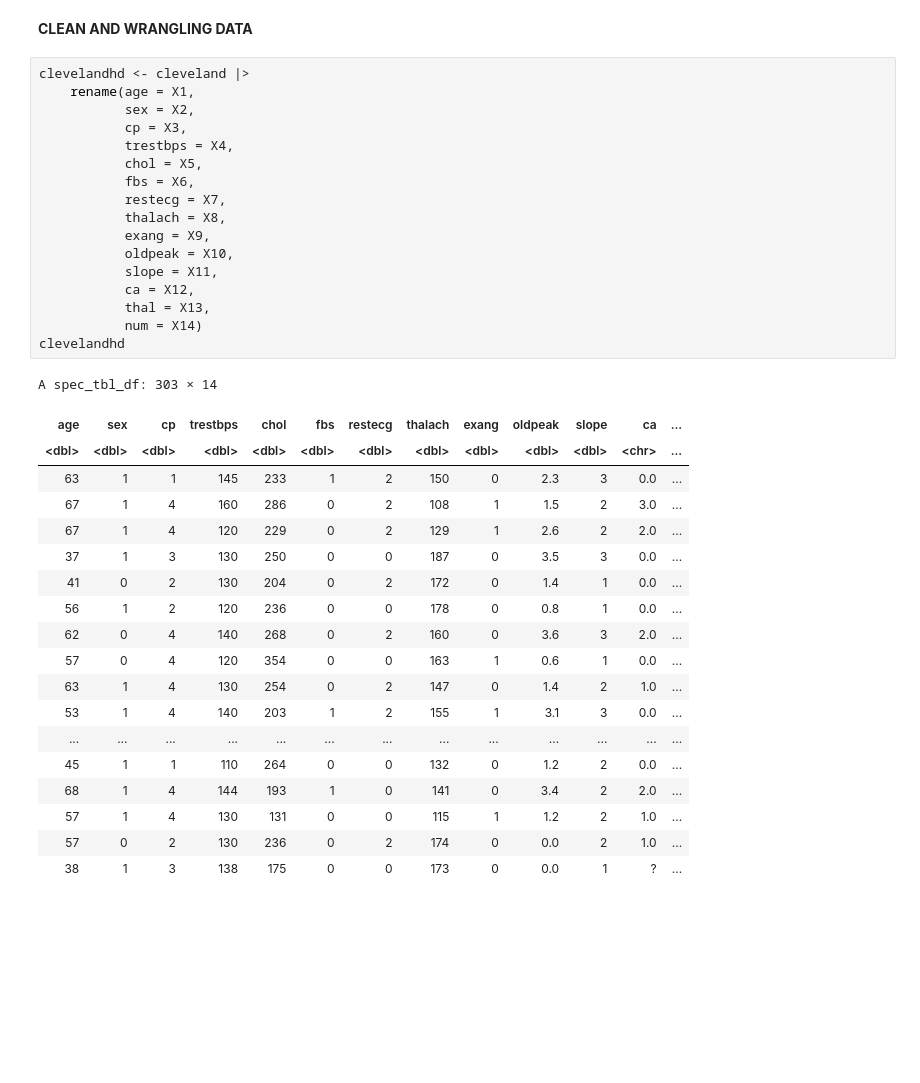
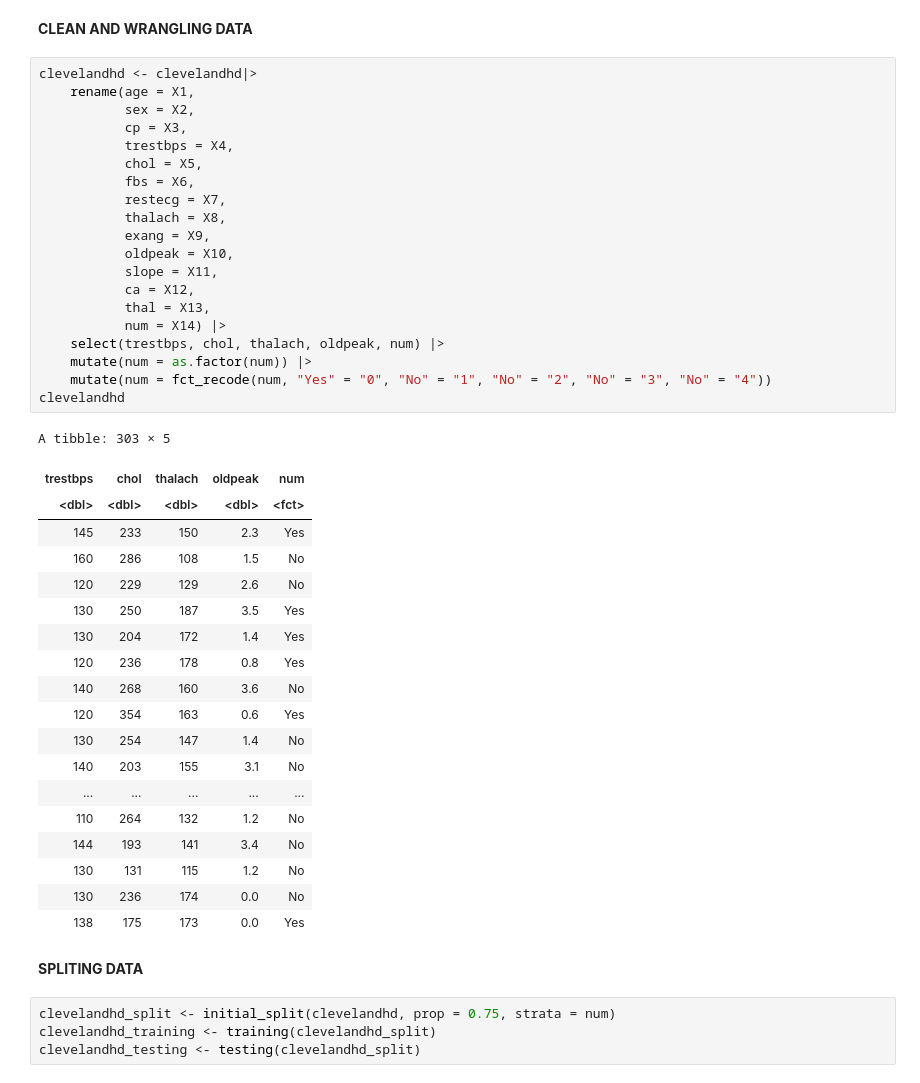
Before and after one commit to pepperlee14/dsci100_project, a Jupyter notebook: project.ipynb, the cells around one changed output. Drawn from its saved outputs; the diff is of its cells as text; blank space fills up the shorter version.

```diff
--- a/project.ipynb
+++ b/project.ipynb
@@ -38,39 +57,48 @@ A spec_tbl_df: 303 × 14
 # %% [markdown]
 **CLEAN AND WRANGLING DATA**
 # %%
-clevelandhd <- cleveland |>
+clevelandhd <- clevelandhd|>
     rename(age = X1,
            sex = X2,
            cp = X3,
            trestbps = X4,
            chol = X5,
            fbs = X6,
            restecg = X7,
            thalach = X8,
            exang = X9,
            oldpeak = X10,
            slope = X11,
            ca = X12,
            thal = X13,
-           num = X14)
+           num = X14) |>
+    select(trestbps, chol, thalach, oldpeak, num) |>
+    mutate(num = as.factor(num)) |>
+    mutate(num = fct_recode(num, "Yes" = "0", "No" = "1", "No" = "2", "No" = "3", "No" = "4"))
 clevelandhd
 # %% [output]
-A spec_tbl_df: 303 × 14
+A tibble: 303 × 5
-| age | sex | cp | trestbps | chol | fbs | restecg | thalach | exang | oldpeak | slope | ca | ... |
-| <dbl> | <dbl> | <dbl> | <dbl> | <dbl> | <dbl> | <dbl> | <dbl> | <dbl> | <dbl> | <dbl> | <chr> | ... |
-| 63 | 1 | 1 | 145 | 233 | 1 | 2 | 150 | 0 | 2.3 | 3 | 0.0 | ... |
-| 67 | 1 | 4 | 160 | 286 | 0 | 2 | 108 | 1 | 1.5 | 2 | 3.0 | ... |
-| 67 | 1 | 4 | 120 | 229 | 0 | 2 | 129 | 1 | 2.6 | 2 | 2.0 | ... |
-| 37 | 1 | 3 | 130 | 250 | 0 | 0 | 187 | 0 | 3.5 | 3 | 0.0 | ... |
-| 41 | 0 | 2 | 130 | 204 | 0 | 2 | 172 | 0 | 1.4 | 1 | 0.0 | ... |
-| 56 | 1 | 2 | 120 | 236 | 0 | 0 | 178 | 0 | 0.8 | 1 | 0.0 | ... |
-| 62 | 0 | 4 | 140 | 268 | 0 | 2 | 160 | 0 | 3.6 | 3 | 2.0 | ... |
-| 57 | 0 | 4 | 120 | 354 | 0 | 0 | 163 | 1 | 0.6 | 1 | 0.0 | ... |
-| 63 | 1 | 4 | 130 | 254 | 0 | 2 | 147 | 0 | 1.4 | 2 | 1.0 | ... |
-| 53 | 1 | 4 | 140 | 203 | 1 | 2 | 155 | 1 | 3.1 | 3 | 0.0 | ... |
-| ... | ... | ... | ... | ... | ... | ... | ... | ... | ... | ... | ... | ... |
-| 45 | 1 | 1 | 110 | 264 | 0 | 0 | 132 | 0 | 1.2 | 2 | 0.0 | ... |
-| 68 | 1 | 4 | 144 | 193 | 1 | 0 | 141 | 0 | 3.4 | 2 | 2.0 | ... |
-| 57 | 1 | 4 | 130 | 131 | 0 | 0 | 115 | 1 | 1.2 | 2 | 1.0 | ... |
-| 57 | 0 | 2 | 130 | 236 | 0 | 2 | 174 | 0 | 0.0 | 2 | 1.0 | ... |
-| 38 | 1 | 3 | 138 | 175 | 0 | 0 | 173 | 0 | 0.0 | 1 | ? | ... |
+| trestbps | chol | thalach | oldpeak | num |
+| <dbl> | <dbl> | <dbl> | <dbl> | <fct> |
+| 145 | 233 | 150 | 2.3 | Yes |
+| 160 | 286 | 108 | 1.5 | No |
+| 120 | 229 | 129 | 2.6 | No |
+| 130 | 250 | 187 | 3.5 | Yes |
+| 130 | 204 | 172 | 1.4 | Yes |
+| 120 | 236 | 178 | 0.8 | Yes |
+| 140 | 268 | 160 | 3.6 | No |
+| 120 | 354 | 163 | 0.6 | Yes |
+| 130 | 254 | 147 | 1.4 | No |
+| 140 | 203 | 155 | 3.1 | No |
+| ... | ... | ... | ... | ... |
+| 110 | 264 | 132 | 1.2 | No |
+| 144 | 193 | 141 | 3.4 | No |
+| 130 | 131 | 115 | 1.2 | No |
+| 130 | 236 | 174 | 0.0 | No |
+| 138 | 175 | 173 | 0.0 | Yes |
+# %% [markdown]
+**SPLITING DATA**
+# %%
+clevelandhd_split <- initial_split(clevelandhd, prop = 0.75, strata = num)
+clevelandhd_training <- training(clevelandhd_split)
+clevelandhd_testing <- testing(clevelandhd_split)
```
Also changed, not shown: parts of 8 cells of this notebook.
